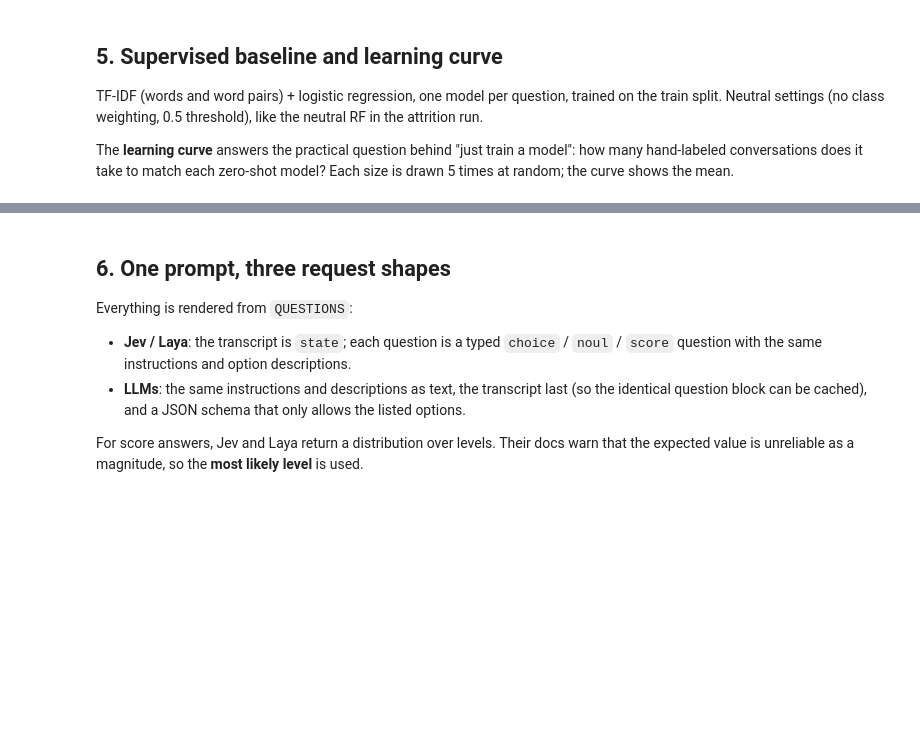
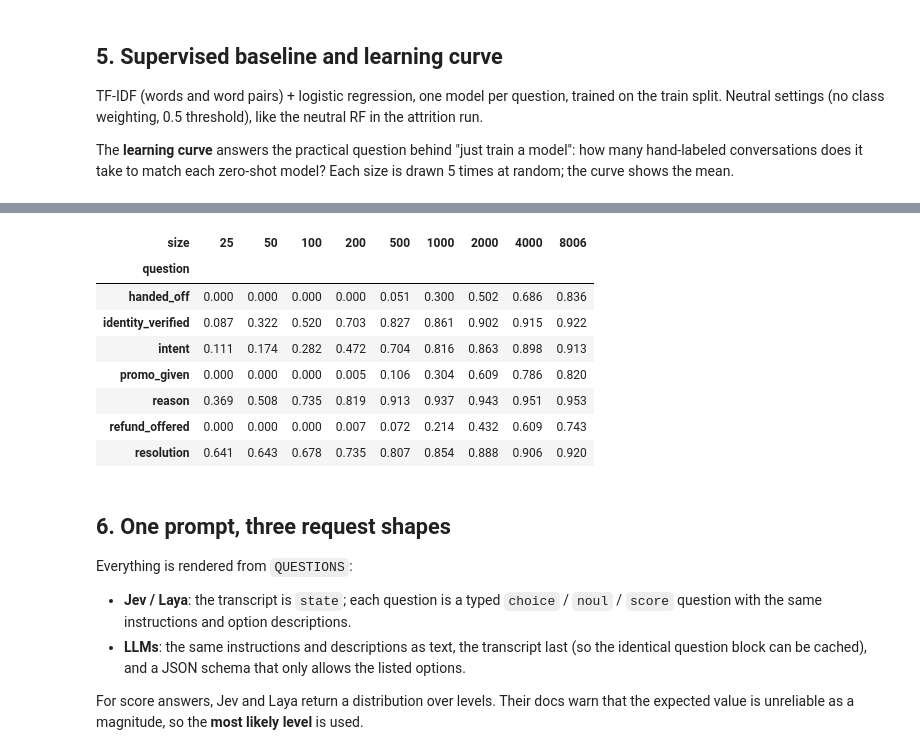
Before and after one commit to misterespresso/AI-Data-Bench, a Jupyter notebook: ABCD Call Labeling/02_benchmark.ipynb, the cells around one changed output, grey strips where cells are left out. Cells and saved outputs as stored; diff of their text form; code cells hidden in the pictures; blank space fills up the shorter version.

```diff
--- a/ABCD Call Labeling/02_benchmark.ipynb
+++ b/ABCD Call Labeling/02_benchmark.ipynb
@@ -267,7 +300,9 @@ warnings.filterwarnings("ignore", message="The number of unique classes")   # ti
 LEARNING_CURVE_DRAWS = 5
 curve_rng = np.random.default_rng(SEED)
 learning_curve_rows = []
+curve_started = time.perf_counter()
 for size in LEARNING_CURVE_SIZES:
+    print(f"training on {size:,} labeled conversations ... ({time.perf_counter() - curve_started:.0f}s elapsed)", flush=True)
     for draw in range(LEARNING_CURVE_DRAWS if size < len(train) else 1):
         sample = train.iloc[curve_rng.choice(len(train), size=size, replace=False)]
         for question in QUESTIONS:
@@ -277,5 +312,7 @@ for size in LEARNING_CURVE_SIZES:
             predicted = train_tfidf(sample, question).predict(test["text"])
             learning_curve_rows.append({"size": size, "draw": draw, "question": question,
                                         "score": headline_metric(question, test[question].values, predicted)})
+print(f"learning curve done in {time.perf_counter() - curve_started:.0f}s")
 learning_curve = pd.DataFrame(learning_curve_rows).groupby(["question", "size"])["score"].mean().unstack("size")
 learning_curve.round(3)
+# %% [output]
@@ -282,3 +329,12 @@ learning_curve.round(3)
+| size | 25 | 50 | 100 | 200 | 500 | 1000 | 2000 | 4000 | 8006 |
+| question |  |  |  |  |  |  |  |  |  |
+| handed_off | 0.000 | 0.000 | 0.000 | 0.000 | 0.051 | 0.300 | 0.502 | 0.686 | 0.836 |
+| identity_verified | 0.087 | 0.322 | 0.520 | 0.703 | 0.827 | 0.861 | 0.902 | 0.915 | 0.922 |
+| intent | 0.111 | 0.174 | 0.282 | 0.472 | 0.704 | 0.816 | 0.863 | 0.898 | 0.913 |
+| promo_given | 0.000 | 0.000 | 0.000 | 0.005 | 0.106 | 0.304 | 0.609 | 0.786 | 0.820 |
+| reason | 0.369 | 0.508 | 0.735 | 0.819 | 0.913 | 0.937 | 0.943 | 0.951 | 0.953 |
+| refund_offered | 0.000 | 0.000 | 0.000 | 0.007 | 0.072 | 0.214 | 0.432 | 0.609 | 0.743 |
+| resolution | 0.641 | 0.643 | 0.678 | 0.735 | 0.807 | 0.854 | 0.888 | 0.906 | 0.920 |
 # %% [markdown]
 ## 6. One prompt, three request shapes
 
```
Also changed, not shown: parts of 13 cells of this notebook, 1 other file.
